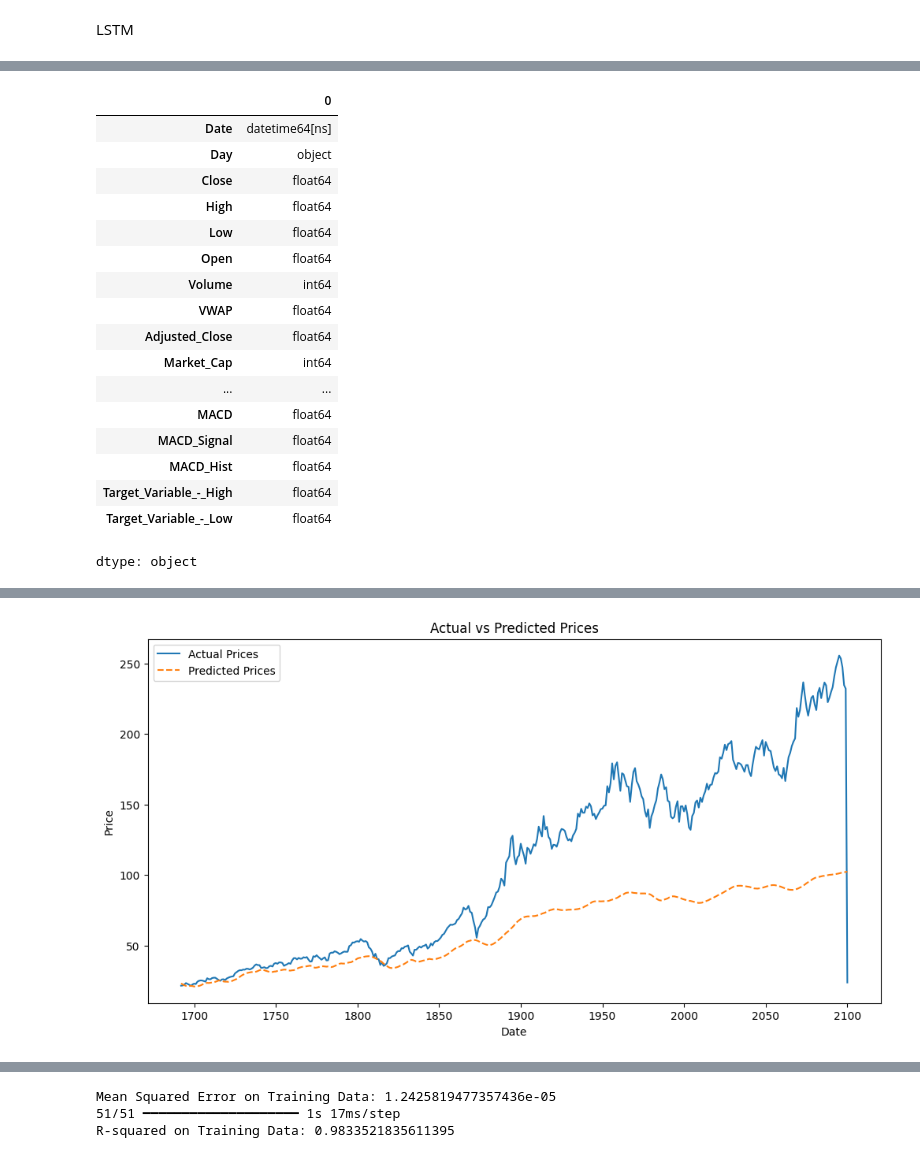
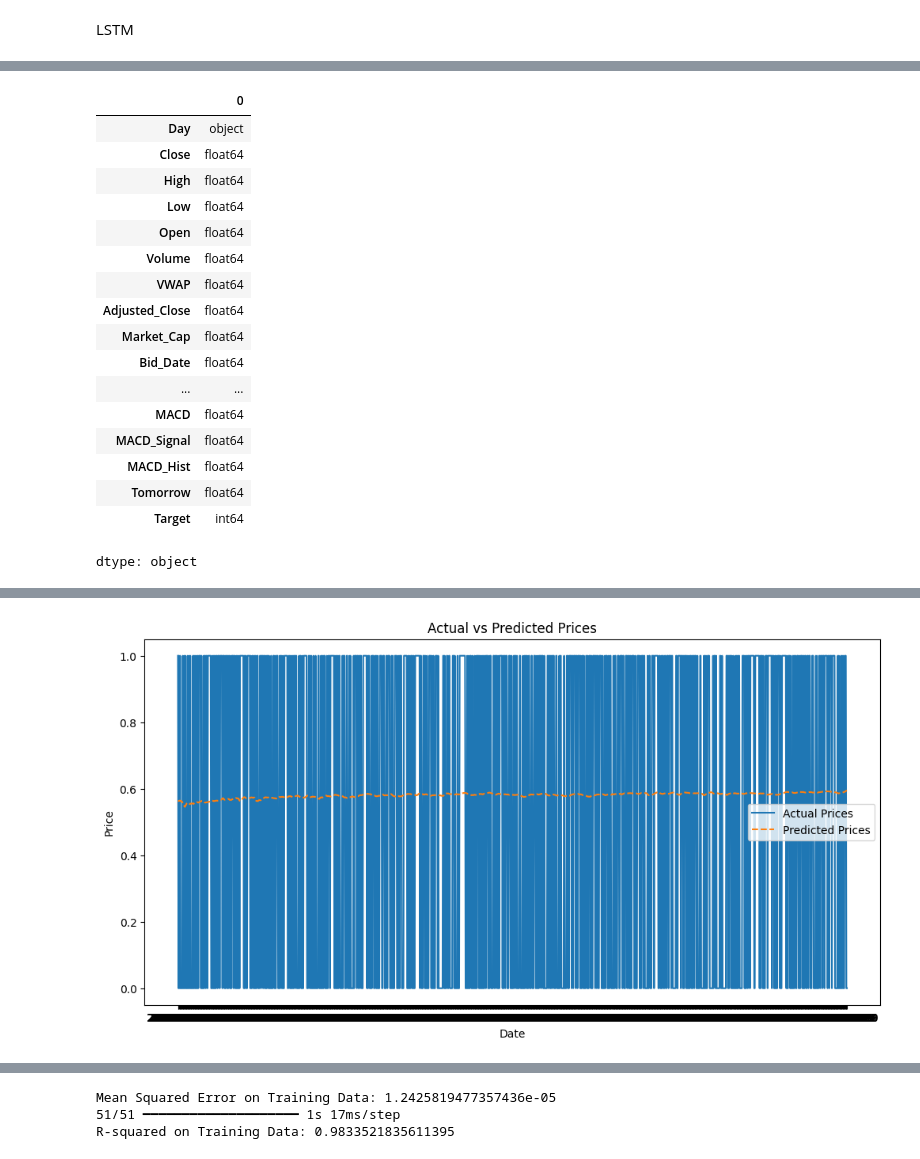
Before and after one commit to Kanchan786786/Capstone_project-, a Jupyter notebook: Capstone Models.ipynb, the cells around one changed output, grey strips where cells are left out. Drawn from its saved outputs; the diff is of its cells as text; code cells hidden in the pictures.

Commit message:
Using all days 1D dataset for predictions

```diff
--- a/Capstone Models.ipynb
+++ b/Capstone Models.ipynb
@@ -30,8 +30,8 @@ from sklearn.linear_model import LinearRegression
 from sklearn.metrics import mean_squared_error, r2_score
 import matplotlib as plt
 import seaborn as sns
-url = "https://raw.githubusercontent.com/Kanchan786786/Capstone_project-/main/Monday_Prices.xlsx"
-df = pd.read_excel(url)
+url = "https://raw.githubusercontent.com/Kanchan786786/Capstone_project-/refs/heads/main/Datasets/AAPL_1D.csv"
+df = pd.read_csv(url)
 # %%
 # 1. Basic Information
 print("\nDataset Information:\n")
@@ -238,22 +238,22 @@ dtype: int64
 aapl.dtypes
 # %% [output]
 |  | 0 |
-| Date | datetime64[ns] |
 | Day | object |
 | Close | float64 |
 | High | float64 |
 | Low | float64 |
 | Open | float64 |
-| Volume | int64 |
+| Volume | float64 |
 | VWAP | float64 |
 | Adjusted_Close | float64 |
-| Market_Cap | int64 |
+| Market_Cap | float64 |
+| Bid_Date | float64 |
 | ... | ... |
 | MACD | float64 |
 | MACD_Signal | float64 |
 | MACD_Hist | float64 |
-| Target_Variable_-_High | float64 |
-| Target_Variable_-_Low | float64 |
+| Tomorrow | float64 |
+| Target | int64 |
 dtype: object
 # %%
 # Import necessary libraries
@@ -269,7 +269,7 @@ from sklearn.model_selection import train_test_split
 
 # Select features and target variable
 features = ['Close', 'High', 'Low', 'Open', 'Volume', 'SMA_50', 'EMA_50', 'RSI', 'MACD', 'MACD_Signal', 'MACD_Hist']
-target = 'Target_Variable_-_High'
+target = 'Target'
 
 # Normalize data using MinMaxScaler
 scaler = MinMaxScaler()
@@ -296,7 +296,7 @@ model = Sequential([
     Dropout(0.2),
     LSTM(50, return_sequences=False),
     Dropout(0.2),
-    Dense(25,activation='relu'),
+    Dense(25,activation='sigmoid'),
     Dense(1)
 ])
 
@@ -343,4 +343,4 @@ Epoch 50/50
-[figure, old version]
+[figure, new version]
 # %%
 
 
```
Also changed, not shown: parts of 11 cells of this notebook.
